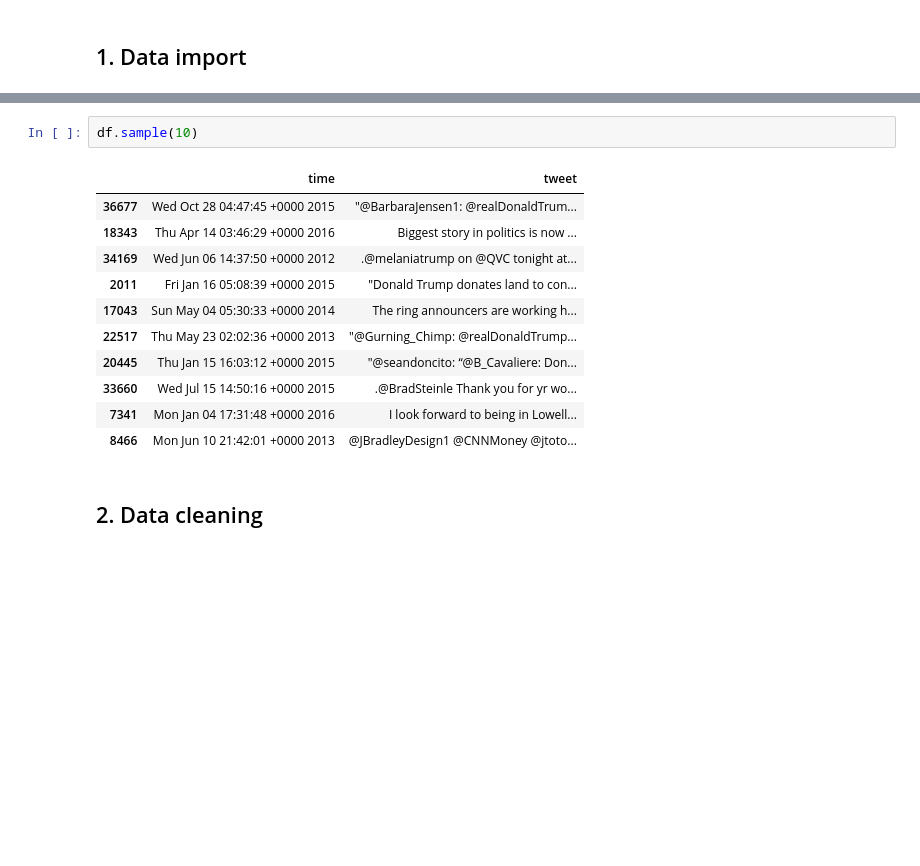
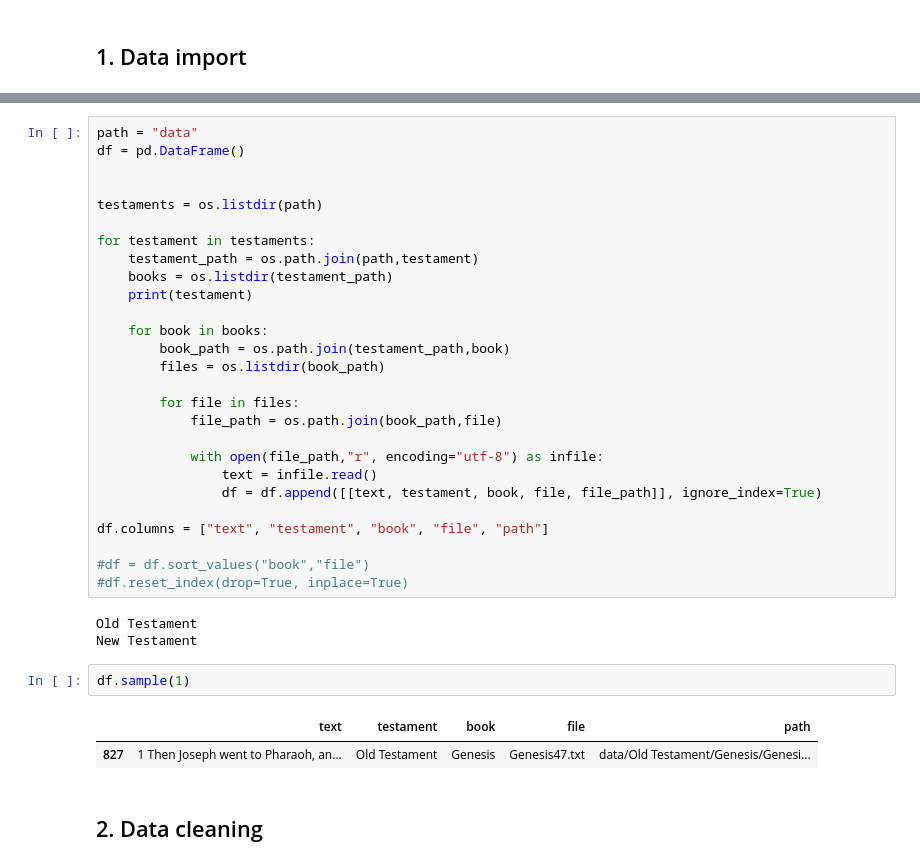
Before and after one commit to Amglex/Machine-Learning-for-textual-data, a Jupyter notebook: ML_Project.ipynb, the cells around one changed output, grey strips where cells are left out. Drawn from its saved outputs; the diff is of its cells as text; blank space fills up the shorter version.

```diff
--- a/ML_Project.ipynb
+++ b/ML_Project.ipynb
@@ -80,17 +69,38 @@ df.reset_index(drop=True, inplace=True)
+# %%
+path = "data"
+df = pd.DataFrame()
+
+
+testaments = os.listdir(path)
+
+for testament in testaments:
+    testament_path = os.path.join(path,testament)
+    books = os.listdir(testament_path)
+    print(testament)
+
+    for book in books:
+        book_path = os.path.join(testament_path,book)
+        files = os.listdir(book_path)
+
+        for file in files:
+            file_path = os.path.join(book_path,file)
+
+            with open(file_path,"r", encoding="utf-8") as infile:
+                text = infile.read()
+                df = df.append([[text, testament, book, file, file_path]], ignore_index=True)
+
+df.columns = ["text", "testament", "book", "file", "path"]
+
+#df = df.sort_values("book","file")
+#df.reset_index(drop=True, inplace=True)
+# %% [output]
+Old Testament
+New Testament
 # %%
-df.sample(10)
+df.sample(1)
 # %% [output]
-|  | time | tweet |
-| 36677 | Wed Oct 28 04:47:45 +0000 2015 | "@BarbaraJensen1: @realDonaldTrum... |
-| 18343 | Thu Apr 14 03:46:29 +0000 2016 | Biggest story in politics is now ... |
-| 34169 | Wed Jun 06 14:37:50 +0000 2012 | .@melaniatrump on @QVC tonight at... |
-| 2011 | Fri Jan 16 05:08:39 +0000 2015 | "Donald Trump donates land to con... |
-| 17043 | Sun May 04 05:30:33 +0000 2014 | The ring announcers are working h... |
-| 22517 | Thu May 23 02:02:36 +0000 2013 | "@Gurning_Chimp: @realDonaldTrump... |
-| 20445 | Thu Jan 15 16:03:12 +0000 2015 | "@seandoncito: “@B_Cavaliere: Don... |
-| 33660 | Wed Jul 15 14:50:16 +0000 2015 | .@BradSteinle Thank you for yr wo... |
-| 7341 | Mon Jan 04 17:31:48 +0000 2016 | I look forward to being in Lowell... |
-| 8466 | Mon Jun 10 21:42:01 +0000 2013 | @JBradleyDesign1 @CNNMoney @jtoto... |
+|  | text | testament | book | file | path |
+| 827 | 1 Then Joseph went to Pharaoh, an... | Old Testament | Genesis | Genesis47.txt | data/Old Testament/Genesis/Genesi... |
 # %% [markdown]
 ## 2. Data cleaning
 # %% [markdown]
```
Also changed, not shown: parts of 18 cells of this notebook, 4 other files.
